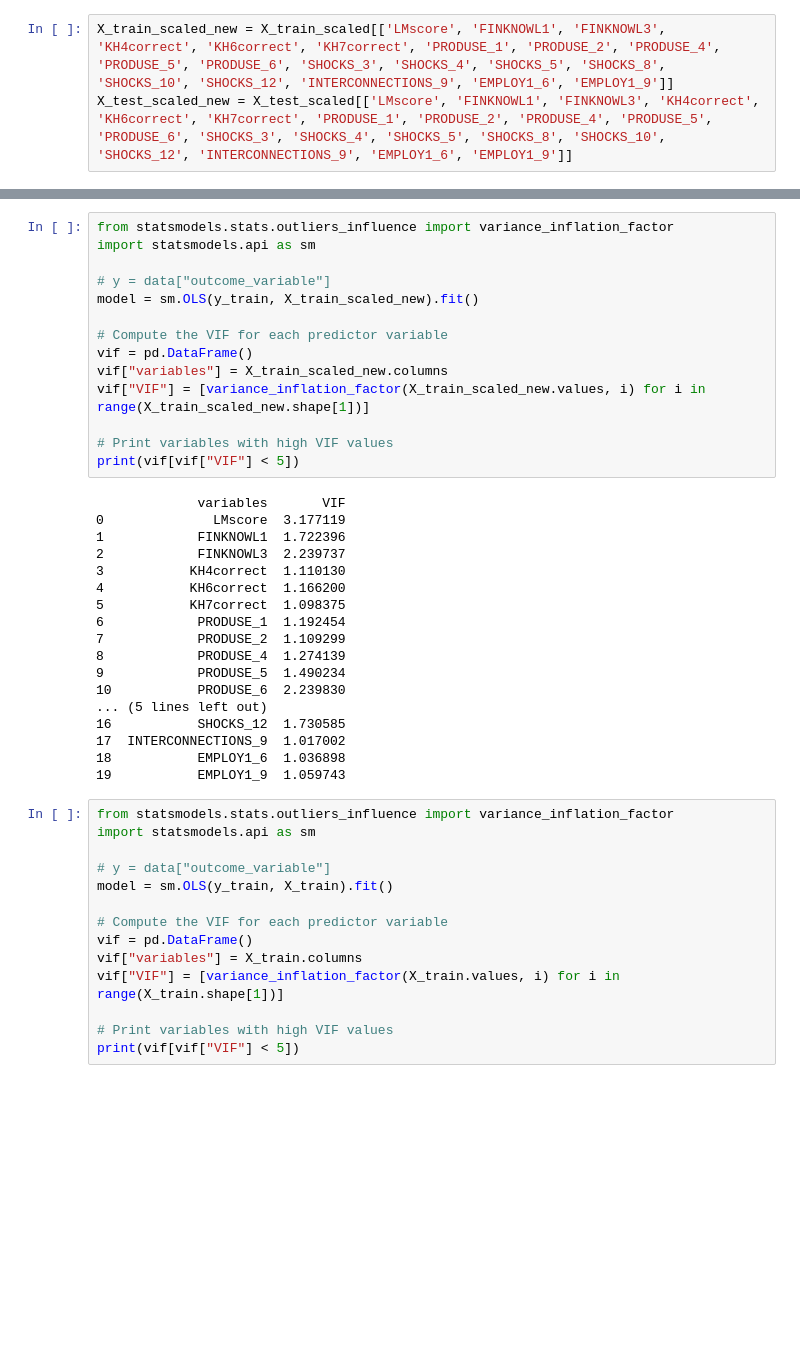
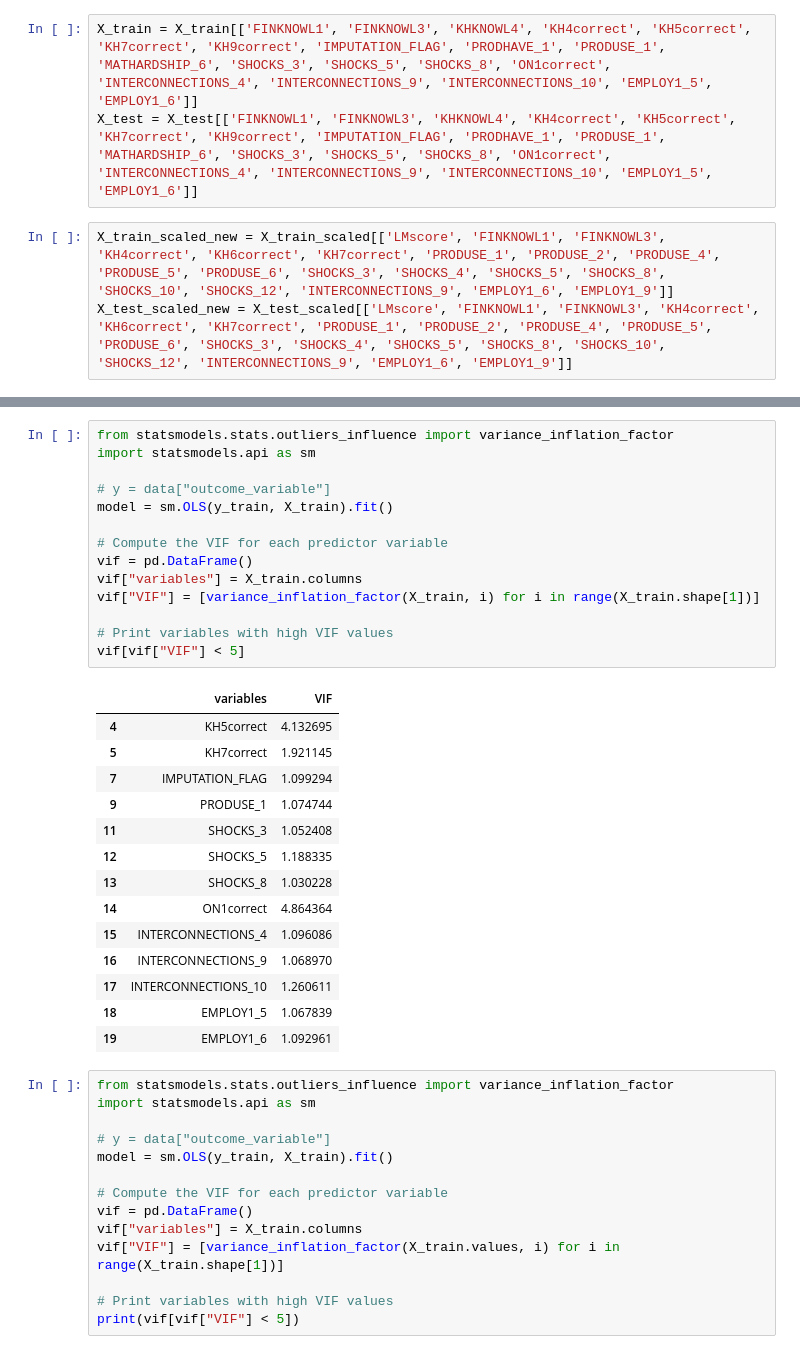
Before and after one commit to VedanshiShah7/Machine-Learning-In-Finance, a Jupyter notebook: Project 3/project_3.ipynb, the cells around one changed output, grey strips where cells are left out. Drawn from its saved outputs; the diff is of its cells as text; blank space fills up the shorter version.

```diff
--- a/Project 3/project_3.ipynb
+++ b/Project 3/project_3.ipynb
@@ -810,6 +867,9 @@ Random Forest Regressor Accuracy: 0.7986699826279979
 AdaBoost Regressor Accuracy: 0.46616774668580574
 SVM Regressor Accuracy: 0.013356356180483586
 XGB Regressor Accuracy: 0.7667271413605117
+# %%
+X_train = X_train[['FINKNOWL1', 'FINKNOWL3', 'KHKNOWL4', 'KH4correct', 'KH5correct', 'KH7correct', 'KH9correct', 'IMPUTATION_FLAG', 'PRODHAVE_1', 'PRODUSE_1', 'MATHARDSHIP_6', 'SHOCKS_3', 'SHOCKS_5', 'SHOCKS_8', 'ON1correct', 'INTERCONNECTIONS_4', 'INTERCONNECTIONS_9', 'INTERCONNECTIONS_10', 'EMPLOY1_5', 'EMPLOY1_6']]
+X_test = X_test[['FINKNOWL1', 'FINKNOWL3', 'KHKNOWL4', 'KH4correct', 'KH5correct', 'KH7correct', 'KH9correct', 'IMPUTATION_FLAG', 'PRODHAVE_1', 'PRODUSE_1', 'MATHARDSHIP_6', 'SHOCKS_3', 'SHOCKS_5', 'SHOCKS_8', 'ON1correct', 'INTERCONNECTIONS_4', 'INTERCONNECTIONS_9', 'INTERCONNECTIONS_10', 'EMPLOY1_5', 'EMPLOY1_6']]
 # %%
 X_train_scaled_new = X_train_scaled[['LMscore', 'FINKNOWL1', 'FINKNOWL3', 'KH4correct', 'KH6correct', 'KH7correct', 'PRODUSE_1', 'PRODUSE_2', 'PRODUSE_4', 'PRODUSE_5', 'PRODUSE_6', 'SHOCKS_3', 'SHOCKS_4', 'SHOCKS_5', 'SHOCKS_8', 'SHOCKS_10', 'SHOCKS_12', 'INTERCONNECTIONS_9', 'EMPLOY1_6', 'EMPLOY1_9']]
 X_test_scaled_new = X_test_scaled[['LMscore', 'FINKNOWL1', 'FINKNOWL3', 'KH4correct', 'KH6correct', 'KH7correct', 'PRODUSE_1', 'PRODUSE_2', 'PRODUSE_4', 'PRODUSE_5', 'PRODUSE_6', 'SHOCKS_3', 'SHOCKS_4', 'SHOCKS_5', 'SHOCKS_8', 'SHOCKS_10', 'SHOCKS_12', 'INTERCONNECTIONS_9', 'EMPLOY1_6', 'EMPLOY1_9']]
@@ -900,35 +963,32 @@ XGB Regressor Accuracy: 0.6688229239223686
 # %%
 from statsmodels.stats.outliers_influence import variance_inflation_factor
 import statsmodels.api as sm
 
 # y = data["outcome_variable"]
-model = sm.OLS(y_train, X_train_scaled_new).fit()
+model = sm.OLS(y_train, X_train).fit()
 
 # Compute the VIF for each predictor variable
 vif = pd.DataFrame()
-vif["variables"] = X_train_scaled_new.columns
-vif["VIF"] = [variance_inflation_factor(X_train_scaled_new.values, i) for i in range(X_train_scaled_new.shape[1])]
+vif["variables"] = X_train.columns
+vif["VIF"] = [variance_inflation_factor(X_train, i) for i in range(X_train.shape[1])]
 
 # Print variables with high VIF values
-print(vif[vif["VIF"] < 5])
+vif[vif["VIF"] < 5]
 # %% [output]
-             variables       VIF
-0              LMscore  3.177119
-1            FINKNOWL1  1.722396
-2            FINKNOWL3  2.239737
-3           KH4correct  1.110130
-4           KH6correct  1.166200
-5           KH7correct  1.098375
-6            PRODUSE_1  1.192454
-7            PRODUSE_2  1.109299
-8            PRODUSE_4  1.274139
-9            PRODUSE_5  1.490234
-10           PRODUSE_6  2.239830
-... (5 lines left out)
-16           SHOCKS_12  1.730585
-17  INTERCONNECTIONS_9  1.017002
-18           EMPLOY1_6  1.036898
-19           EMPLOY1_9  1.059743
+|  | variables | VIF |
+| 4 | KH5correct | 4.132695 |
+| 5 | KH7correct | 1.921145 |
+| 7 | IMPUTATION_FLAG | 1.099294 |
+| 9 | PRODUSE_1 | 1.074744 |
+| 11 | SHOCKS_3 | 1.052408 |
+| 12 | SHOCKS_5 | 1.188335 |
+| 13 | SHOCKS_8 | 1.030228 |
+| 14 | ON1correct | 4.864364 |
+| 15 | INTERCONNECTIONS_4 | 1.096086 |
+| 16 | INTERCONNECTIONS_9 | 1.068970 |
+| 17 | INTERCONNECTIONS_10 | 1.260611 |
+| 18 | EMPLOY1_5 | 1.067839 |
+| 19 | EMPLOY1_6 | 1.092961 |
 # %%
 from statsmodels.stats.outliers_influence import variance_inflation_factor
 import statsmodels.api as sm
```
Also changed, not shown: parts of 11 cells of this notebook.
